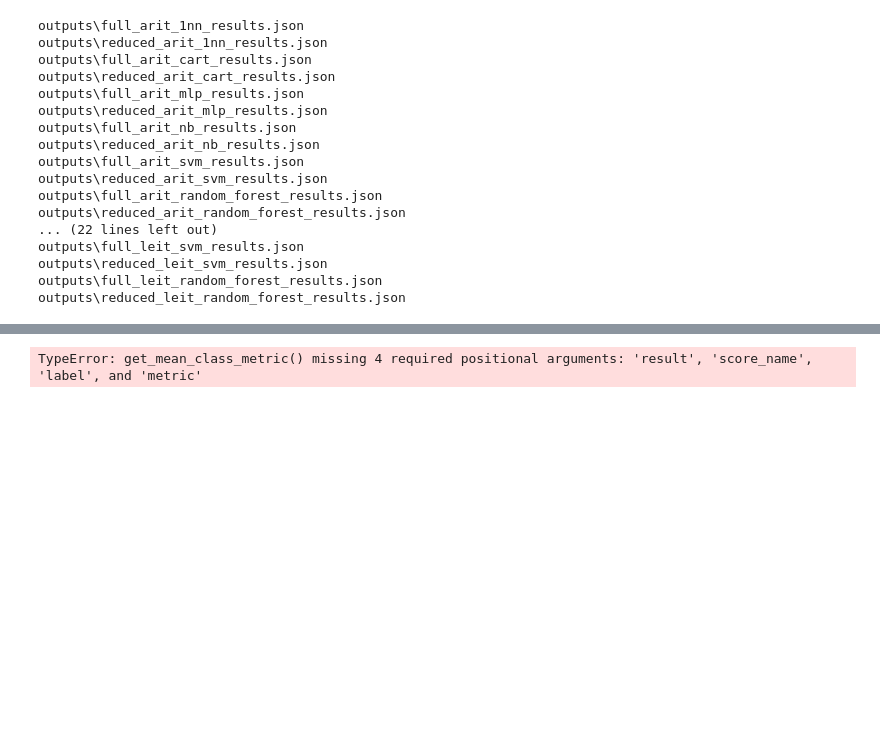
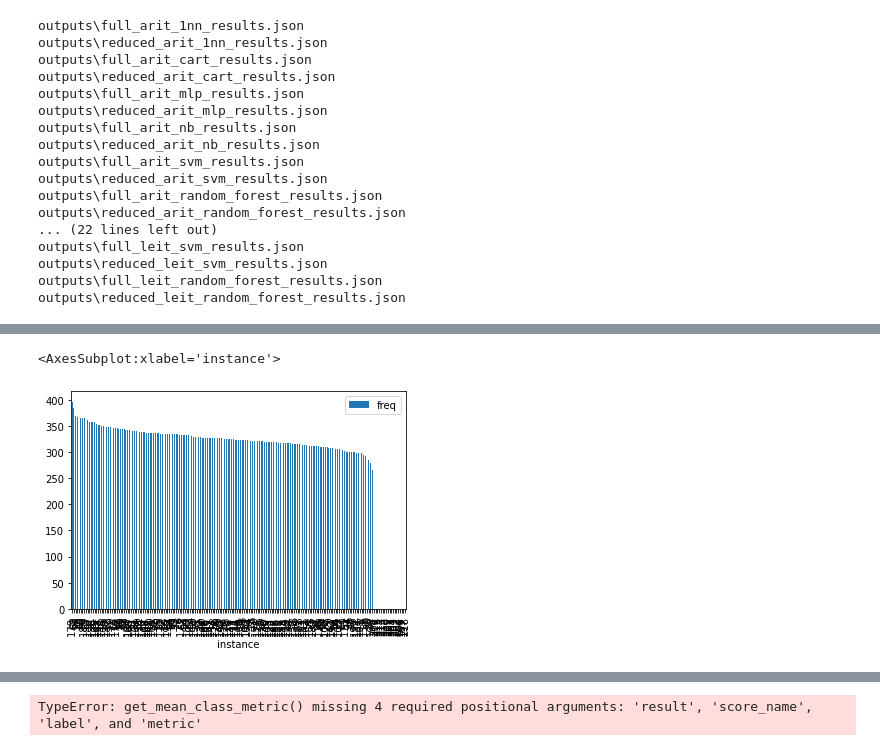
Before and after one commit to HenriqueHott/miloud-2013-ant-is, a Jupyter notebook: analytics.ipynb, the cells around one changed output, grey strips where cells are left out. Saved outputs shown, nothing was run; the diff lists cells and outputs as text; code cells hidden in the pictures; blank space fills up the shorter version.

```diff
--- a/analytics.ipynb
+++ b/analytics.ipynb
@@ -47,0 +73,17 @@ outputs\reduced_leit_random_forest_results.json
+# %%
+import hashlib
+
+def create_counter_df(df):
+    data = []
+    for i, row in df.iterrows():
+        str_row = str(row.to_list())
+        hash_value = hashlib.sha256(str_row.encode('utf-8')).hexdigest()
+        data.append([i, hash_value, 0])
+
+    return pd.DataFrame(data=data, columns=["instance", "hash", "freq"])
+
+df_arit_counter = create_counter_df(arit_train_dataset)
+df_esc_counter = create_counter_df(esc_train_dataset)
+df_leit_counter = create_counter_df(leit_train_dataset)
+df_arit_counter
+# x = df_arit_counter.loc[df_arit_counter['hash'] == "6c9abdab20c6724493d948ae60ab733d2826f4aef387eb188ef00d72bee"]
@@ -47,0 +104,28 @@ outputs\reduced_leit_random_forest_results.json
+# %%
+def count_selected_instance_freq(database, counter_df):
+    df = counter_df.copy()
+    results = []
+    for algo_name in algo_names:
+        results.append(database[algo_name]["reduced"])
+
+    for result in results:
+        for key in result:
+            if key.startswith('i'):
+                selected_instances_in_cv = result[key]["selected_indices"]
+                for selected_instances in selected_instances_in_cv:
+                    for selected_instance in selected_instances:
+                        df.loc[df['hash'] == selected_instance, 'freq'] += 1
+
+    return df.sort_values(by='freq', ascending=False)
+
+
+
+selected_df_arit = count_selected_instance_freq(arit, df_arit_counter)
+selected_df_esc = count_selected_instance_freq(esc, df_esc_counter)
+selected_df_leit = count_selected_instance_freq(leit, df_leit_counter)
+# %%
+# selected_df.plot.bar(x="index", y="freq")
+selected_df_arit.plot.bar(x="instance", y="freq")
+# %% [output]
+<AxesSubplot:xlabel='instance'>
+[figure, added]
```
Also changed, not shown: parts of 13 cells of this notebook, 10 other files.
